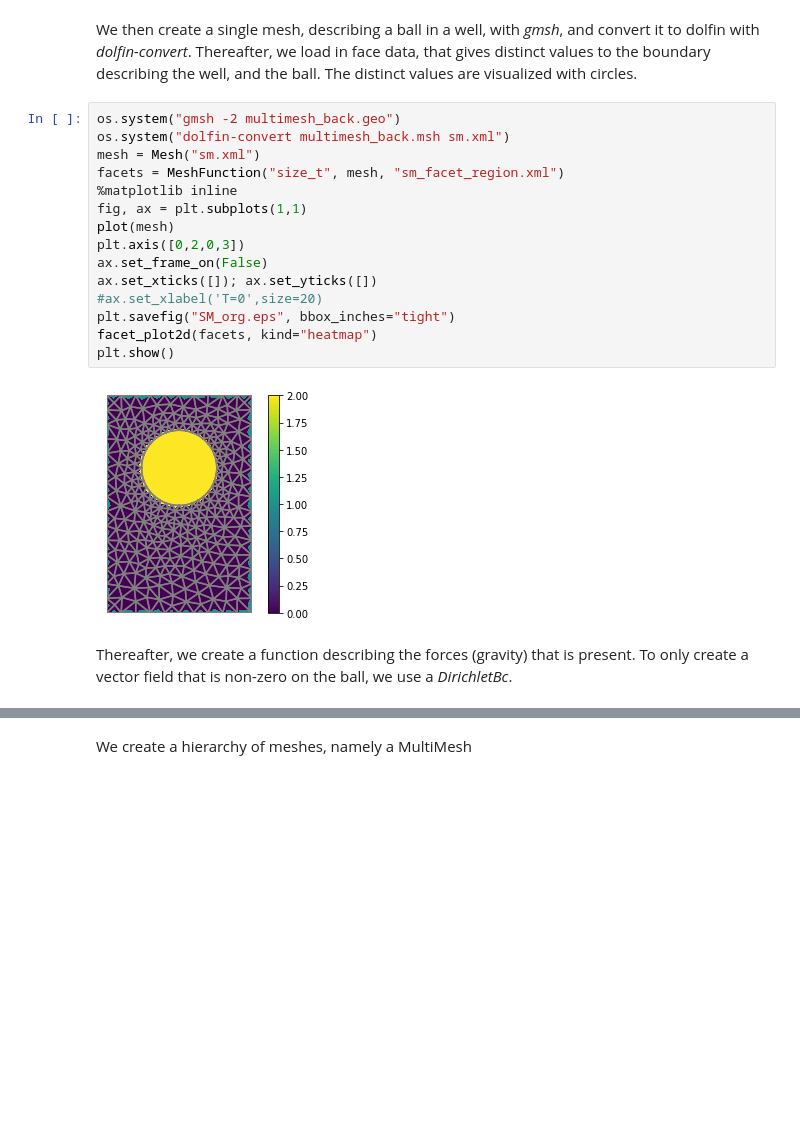
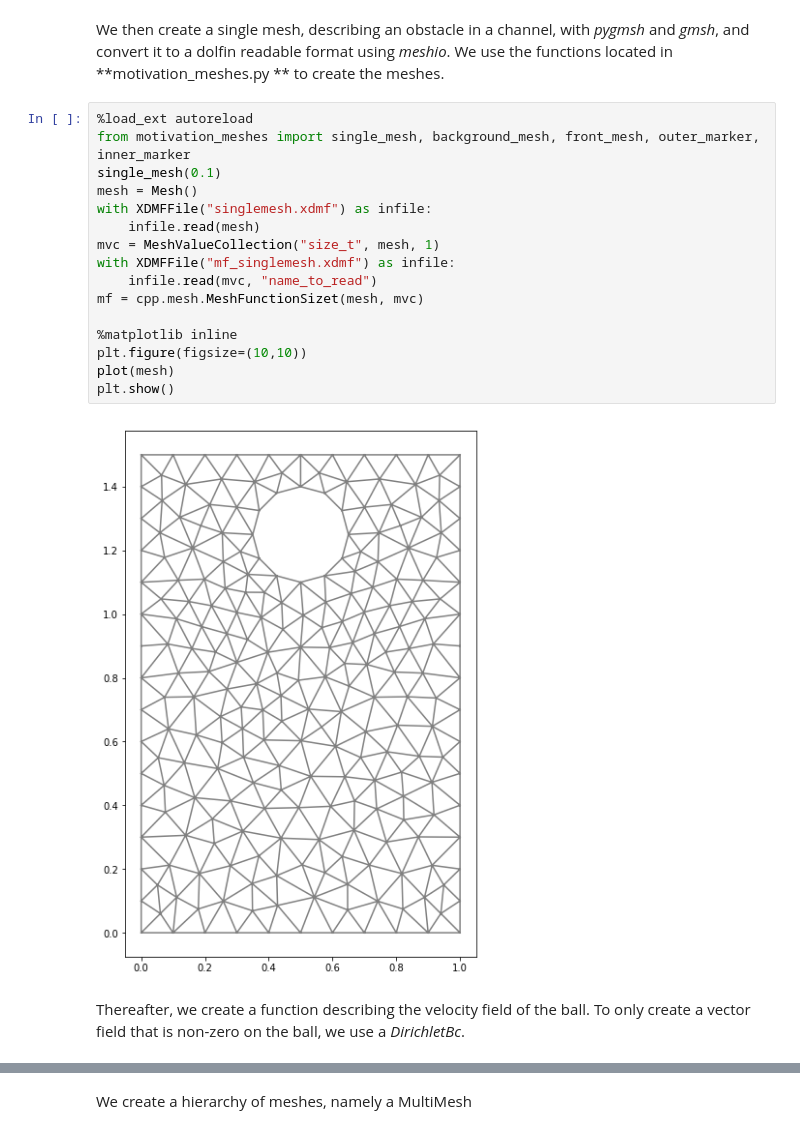
Before and after one commit to jorgensd/MultiMeshShapeOpt_code, a Jupyter notebook: motivation.ipynb, the cells around one changed output, grey strips where cells are left out. Cells and saved outputs as stored; diff of their text form; blank space fills up the shorter version.

```diff
--- a/motivation.ipynb
+++ b/motivation.ipynb
@@ -12,22 +9,24 @@ ModuleNotFoundError: No module named '__main__.Poisson_comparasion'; '__main__'
-# %% [markdown]
-We then create a single mesh, describing a ball in a well, with *gmsh*, and convert it to dolfin with *dolfin-convert*. Thereafter, we load in face data, that gives distinct values to the boundary describing the well, and the ball. The distinct values are visualized with circles.
-# %%
-os.system("gmsh -2 multimesh_back.geo")
-os.system("dolfin-convert multimesh_back.msh sm.xml")
-mesh = Mesh("sm.xml")
-facets = MeshFunction("size_t", mesh, "sm_facet_region.xml")
-%matplotlib inline
-fig, ax = plt.subplots(1,1)
-plot(mesh)
-plt.axis([0,2,0,3])
-ax.set_frame_on(False)
-ax.set_xticks([]); ax.set_yticks([])
-#ax.set_xlabel('T=0',size=20)
-plt.savefig("SM_org.eps", bbox_inches="tight")
-facet_plot2d(facets, kind="heatmap")
-plt.show()
-# %% [output]
-[figure, removed]
+# %% [markdown]
+We then create a single mesh, describing an obstacle in a channel, with *pygmsh* and *gmsh*, and convert it to a dolfin readable format using *meshio*. We use the functions located in **motivation_meshes.py
+** to create the meshes.
+# %%
+%load_ext autoreload
+from motivation_meshes import single_mesh, background_mesh, front_mesh, outer_marker, inner_marker
+single_mesh(0.1)
+mesh = Mesh()
+with XDMFFile("singlemesh.xdmf") as infile:
+    infile.read(mesh)
+mvc = MeshValueCollection("size_t", mesh, 1)
+with XDMFFile("mf_singlemesh.xdmf") as infile:
+    infile.read(mvc, "name_to_read")
+mf = cpp.mesh.MeshFunctionSizet(mesh, mvc)
+
+%matplotlib inline
+plt.figure(figsize=(10,10))
+plot(mesh)
+plt.show()
+# %% [output]
+[figure, added]
 # %% [markdown]
-Thereafter, we create a function describing the forces (gravity) that is present. To only create a vector field that
+Thereafter, we create a function describing the velocity field of the ball. To only create a vector field that
 is non-zero on the ball, we use a *DirichletBc*.
```
Also changed, not shown: parts of 24 cells of this notebook, 1 other file.
